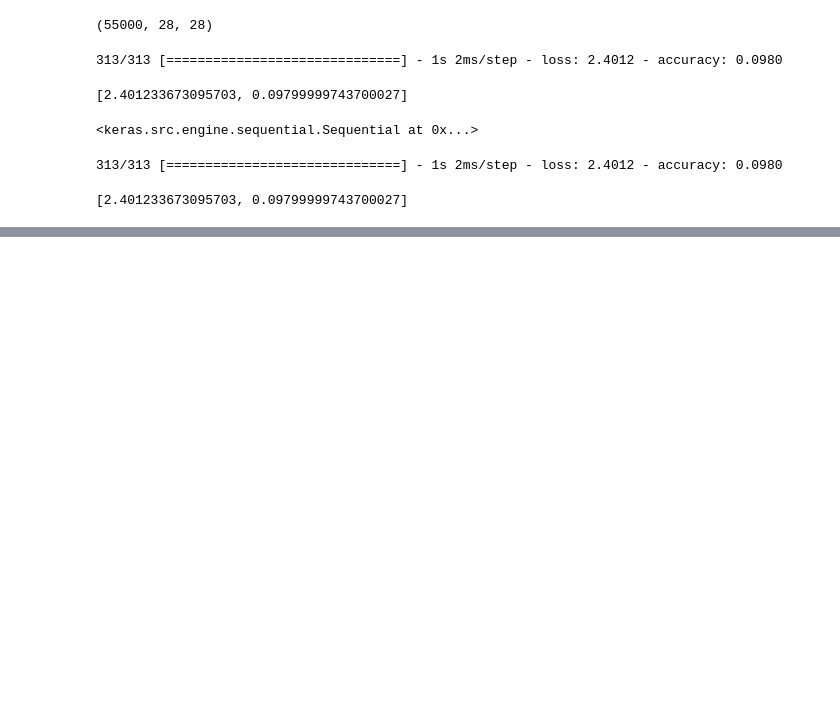
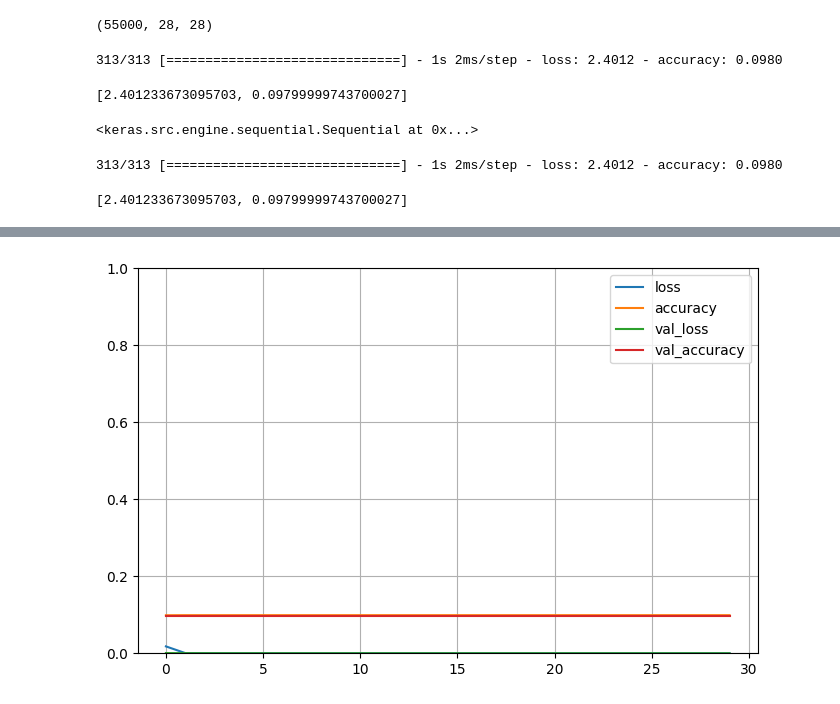
Before and after one commit to MALLIKARJUNABATHALA999/DEEPLEARNING, a Jupyter notebook: ANN_IMplementationTensorflowKeras.ipynb, the cells around one changed output, grey strips where cells are left out. Drawn from its saved outputs; the diff is of its cells as text; code cells hidden in the pictures; blank space fills up the shorter version.

```diff
--- a/ANN_IMplementationTensorflowKeras.ipynb
+++ b/ANN_IMplementationTensorflowKeras.ipynb
@@ -183,0 +204,7 @@ loaded_model.evaluate(X_test,y_test)
+# %%
+pd.DataFrame(history.history).plot(figsize=(8,5))
+plt.grid(True)
+plt.gca().set_ylim(0,1)
+plt.show()
+# %% [output]
+[figure, added]
```
Also changed, not shown: parts of 3 cells of this notebook.
